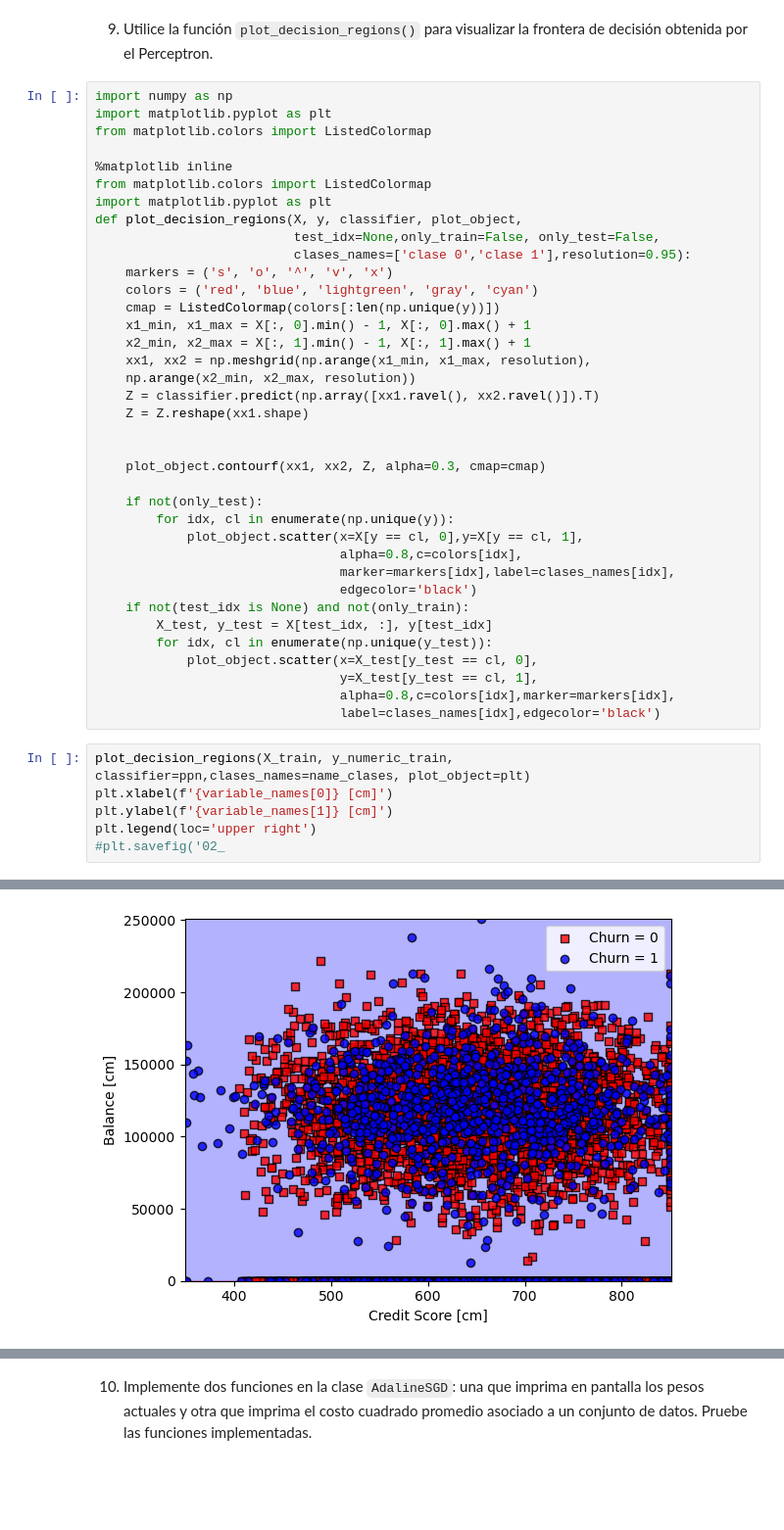
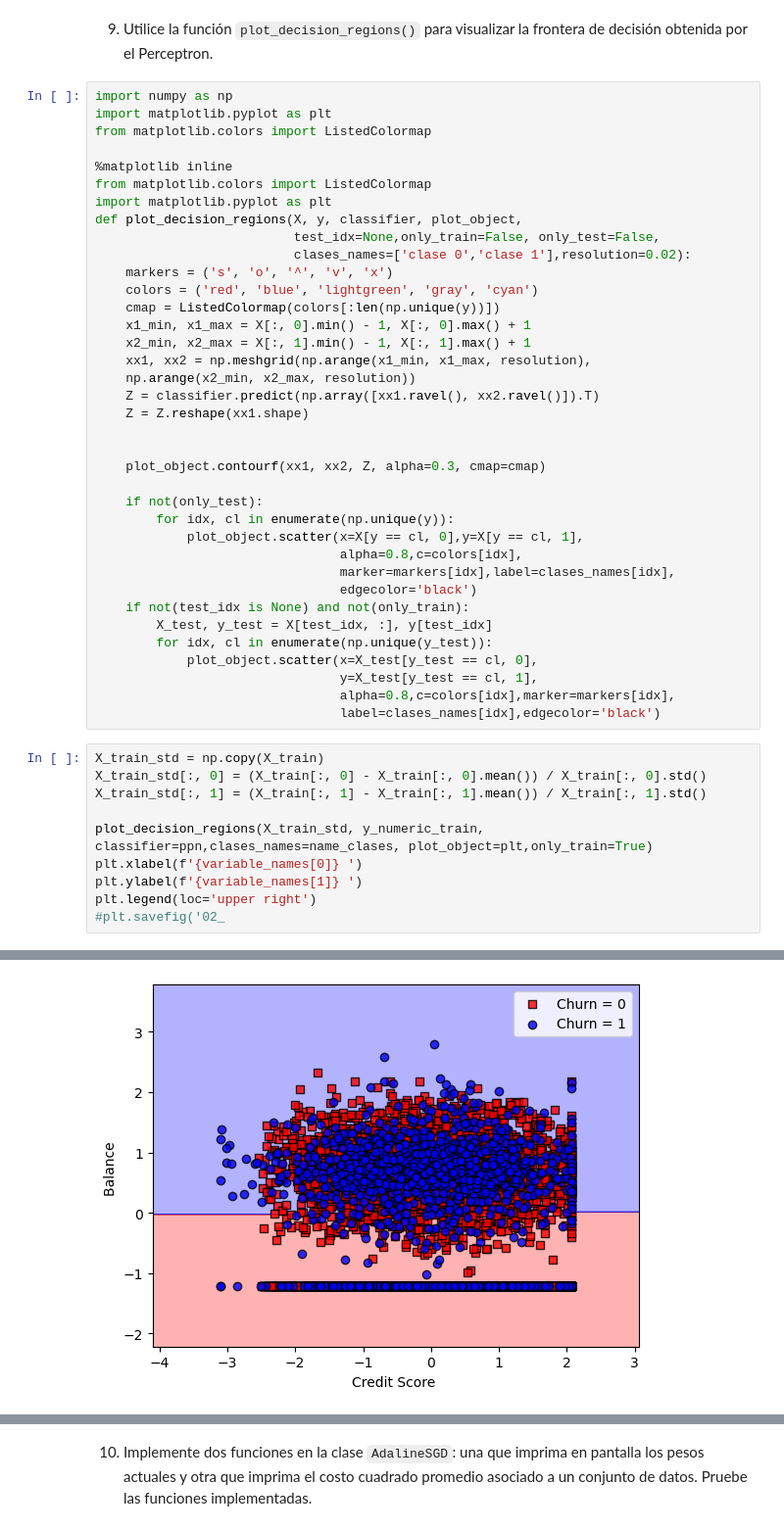
Before and after one commit to Brokolito/IMA539_2, a Jupyter notebook: semana3/Ayudantia_1.ipynb, the cells around one changed output, grey strips where cells are left out. Shown: that part at 98% size. Drawn from its saved outputs; the diff is of its cells as text; blank space fills up the shorter version.

```diff
--- a/semana3/Ayudantia_1.ipynb
+++ b/semana3/Ayudantia_1.ipynb
@@ -220,7 +221,7 @@ from matplotlib.colors import ListedColormap
 import matplotlib.pyplot as plt
 def plot_decision_regions(X, y, classifier, plot_object,
                           test_idx=None,only_train=False, only_test=False,
-                          clases_names=['clase 0','clase 1'],resolution=0.95):
+                          clases_names=['clase 0','clase 1'],resolution=0.02):
     markers = ('s', 'o', '^', 'v', 'x')
     colors = ('red', 'blue', 'lightgreen', 'gray', 'cyan')
     cmap = ListedColormap(colors[:len(np.unique(y))])
@@ -248,11 +249,15 @@ def plot_decision_regions(X, y, classifier, plot_object,
                                 alpha=0.8,c=colors[idx],marker=markers[idx],
                                 label=clases_names[idx],edgecolor='black')
 # %%
-plot_decision_regions(X_train, y_numeric_train, classifier=ppn,clases_names=name_clases, plot_object=plt)
-plt.xlabel(f'{variable_names[0]} [cm]')
-plt.ylabel(f'{variable_names[1]} [cm]')
+X_train_std = np.copy(X_train)
+X_train_std[:, 0] = (X_train[:, 0] - X_train[:, 0].mean()) / X_train[:, 0].std()
+X_train_std[:, 1] = (X_train[:, 1] - X_train[:, 1].mean()) / X_train[:, 1].std()
+
+plot_decision_regions(X_train_std, y_numeric_train, classifier=ppn,clases_names=name_clases, plot_object=plt,only_train=True)
+plt.xlabel(f'{variable_names[0]} ')
+plt.ylabel(f'{variable_names[1]} ')
 plt.legend(loc='upper right')
 #plt.savefig('02_
 # %% [output]
 <matplotlib.legend.Legend at 0x...>
-[figure, old version]
+[figure, new version]
```
Also changed, not shown: parts of 10 cells of this notebook.
